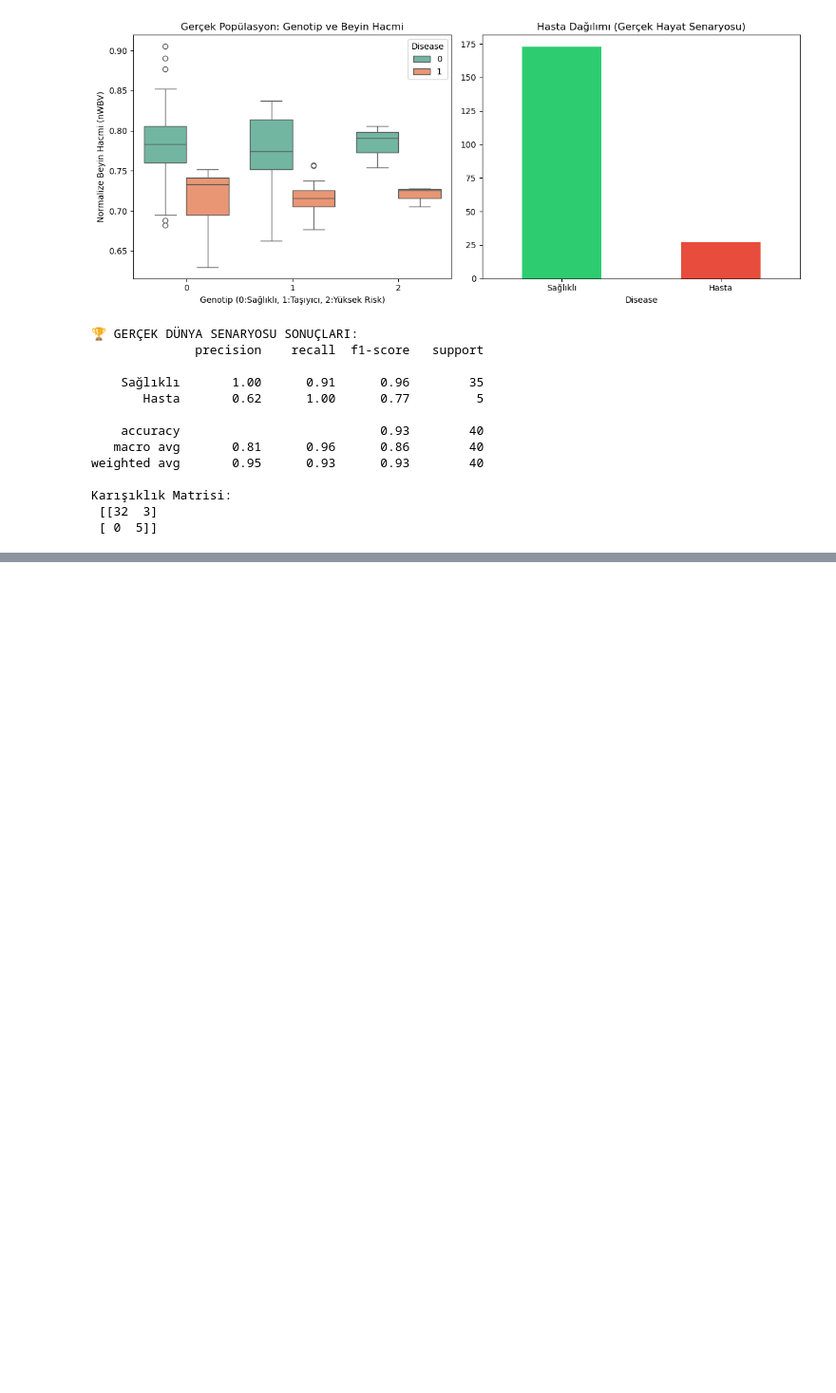
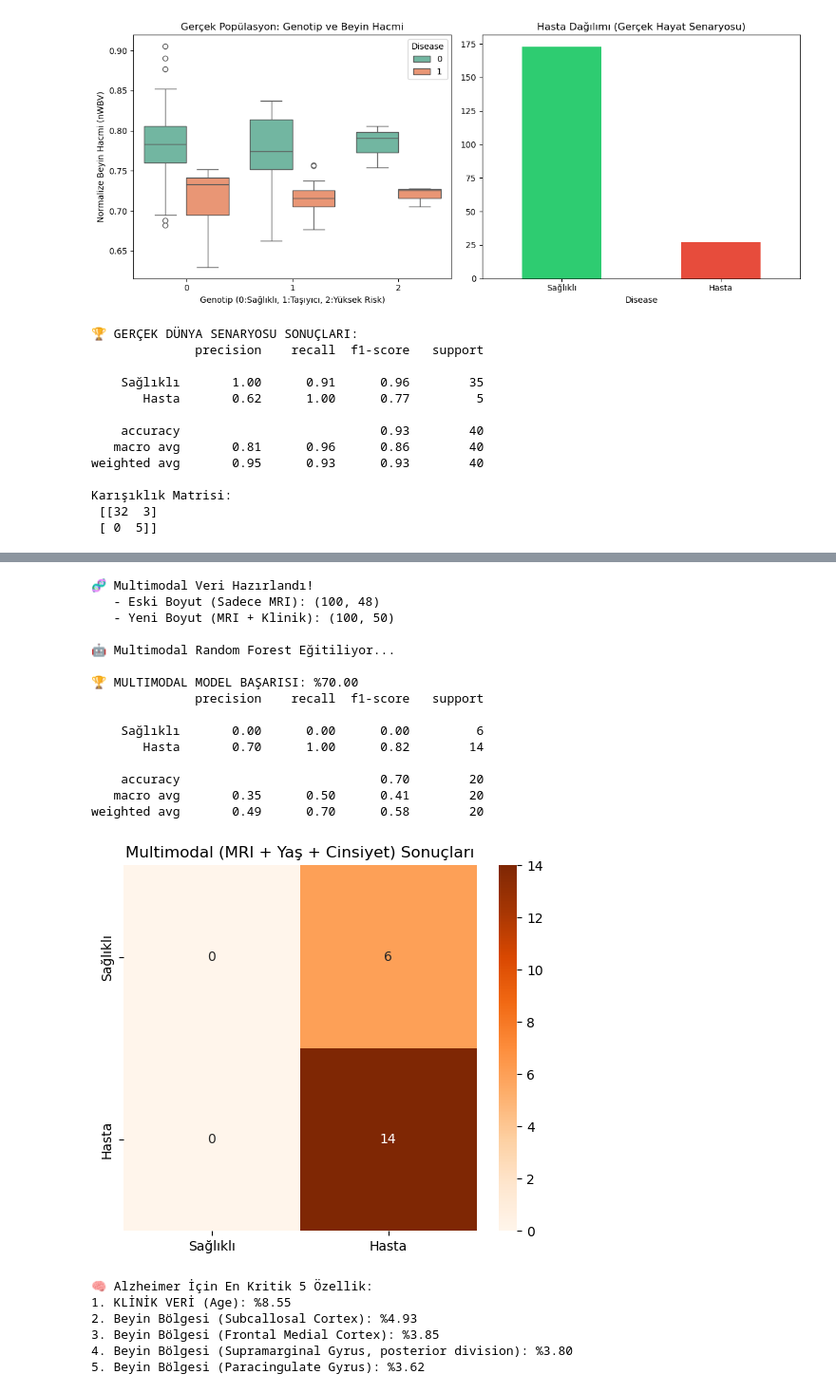
Before and after one commit to senaayy/snp-genome-lab, a Jupyter notebook: Untitled.ipynb, the cells around one changed output, grey strips where cells are left out. Shown at 95% size. Saved outputs shown, nothing was run; the diff lists cells and outputs as text; code cells hidden in the pictures; blank space fills up the shorter version.

```diff
--- a/Untitled.ipynb
+++ b/Untitled.ipynb
@@ -604,0 +955,76 @@ Karışıklık Matrisi:
+# %%
+# --- ADIM 1: GİRİDİLERİ BİRLEŞTİR (Multimodal Fusion) ---
+# Elimizde X_roi (Beyin Bölgeleri) var. Buna Yaş ve Cinsiyeti ekleyelim.
+
+# Cinsiyeti sayıya çevir (Kadın:0, Erkek:1 gibi)
+sex_encoded = pd.get_dummies(df_clinical['mf'], drop_first=True).values
+
+# Yaş verisini al
+age = df_clinical['age'].values.reshape(-1, 1)
+
+# Hepsini yan yana yapıştır: [Beyin Bölgesi 1, ..., Bölge 100, YAŞ, CİNSİYET]
+# np.hstack (Horizontal Stack) fonksiyonu ile sütunları birleştiriyoruz
+X_multimodal = np.hstack((X_roi, age, sex_encoded))
+
+print(f"🧬 Multimodal Veri Hazırlandı!")
+print(f"   - Eski Boyut (Sadece MRI): {X_roi.shape}")
+print(f"   - Yeni Boyut (MRI + Klinik): {X_multimodal.shape}")
+
+# --- ADIM 2: MODELİ TEKRAR EĞİT ---
+# Veriyi tekrar bölüyoruz
+X_train_m, X_test_m, y_train_m, y_test_m = train_test_split(X_multimodal, y, test_size=0.2, random_state=42, stratify=y)
+
+print("\n🤖 Multimodal Random Forest Eğitiliyor...")
+rf_model_multi = RandomForestClassifier(n_estimators=200, random_state=42, class_weight='balanced')
+rf_model_multi.fit(X_train_m, y_train_m)
+
+# --- ADIM 3: TEST ET ---
+y_pred_m = rf_model_multi.predict(X_test_m)
+acc_m = accuracy_score(y_test_m, y_pred_m)
+
+print(f"\n🏆 MULTIMODAL MODEL BAŞARISI: %{acc_m * 100:.2f}")
+print(classification_report(y_test_m, y_pred_m, target_names=['Sağlıklı', 'Hasta']))
+
+# --- KARIŞIKLIK MATRİSİ ---
+plt.figure(figsize=(6, 5))
+sns.heatmap(confusion_matrix(y_test_m, y_pred_m), annot=True, fmt='d', cmap='Oranges',
+            xticklabels=['Sağlıklı', 'Hasta'], yticklabels=['Sağlıklı', 'Hasta'])
+plt.title('Multimodal (MRI + Yaş + Cinsiyet) Sonuçları')
+plt.show()
+
+# --- MERAK EDİLEN SORU: HANGİSİ DAHA ÖNEMLİ? ---
+# Model karar verirken MRI'a mı baktı, Yaşa mı?
+feature_names = list(labels[1:]) + ['Age', 'Sex'] # Etiket listesini oluştur
+importances = rf_model_multi.feature_importances_
+indices = np.argsort(importances)[::-1]
+
+print("\n🧠 Alzheimer İçin En Kritik 5 Özellik:")
+for i in range(5):
+    idx = indices[i]
+    if idx < len(labels)-1:
+        print(f"{i+1}. Beyin Bölgesi ({feature_names[idx]}): %{importances[idx]*100:.2f}")
+    else:
+        print(f"{i+1}. KLİNİK VERİ ({feature_names[idx]}): %{importances[idx]*100:.2f}")
+# %% [output]
+🧬 Multimodal Veri Hazırlandı!
+   - Eski Boyut (Sadece MRI): (100, 48)
+   - Yeni Boyut (MRI + Klinik): (100, 50)
+
+🤖 Multimodal Random Forest Eğitiliyor...
+
+🏆 MULTIMODAL MODEL BAŞARISI: %70.00
+              precision    recall  f1-score   support
+
+    Sağlıklı       0.00      0.00      0.00         6
+       Hasta       0.70      1.00      0.82        14
+
+    accuracy                           0.70        20
+   macro avg       0.35      0.50      0.41        20
+weighted avg       0.49      0.70      0.58        20
+[figure, added]
+🧠 Alzheimer İçin En Kritik 5 Özellik:
+1. KLİNİK VERİ (Age): %8.55
+2. Beyin Bölgesi (Subcallosal Cortex): %4.93
+3. Beyin Bölgesi (Frontal Medial Cortex): %3.85
+4. Beyin Bölgesi (Supramarginal Gyrus, posterior division): %3.80
+5. Beyin Bölgesi (Paracingulate Gyrus): %3.62
```
Also changed, not shown: parts of 22 cells of this notebook, 9 other files.
